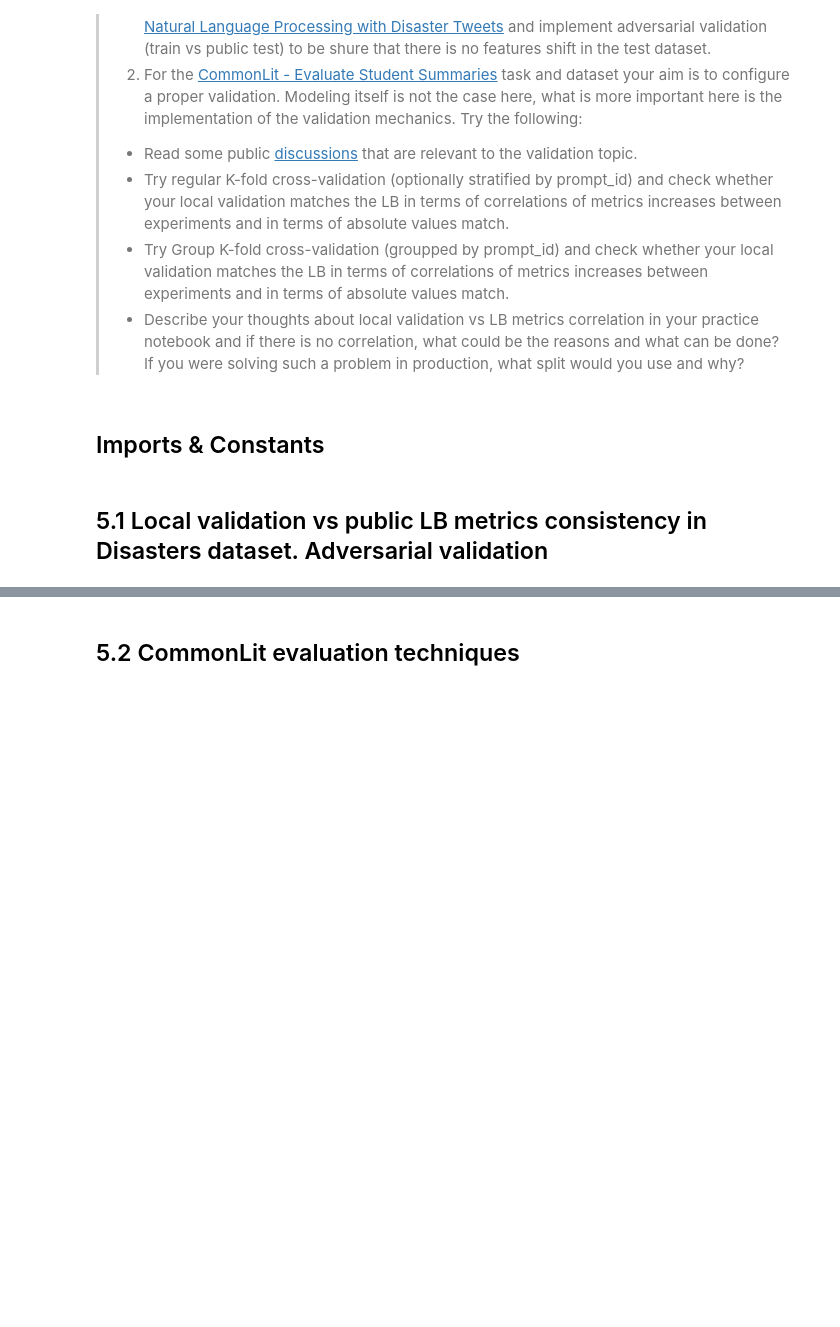
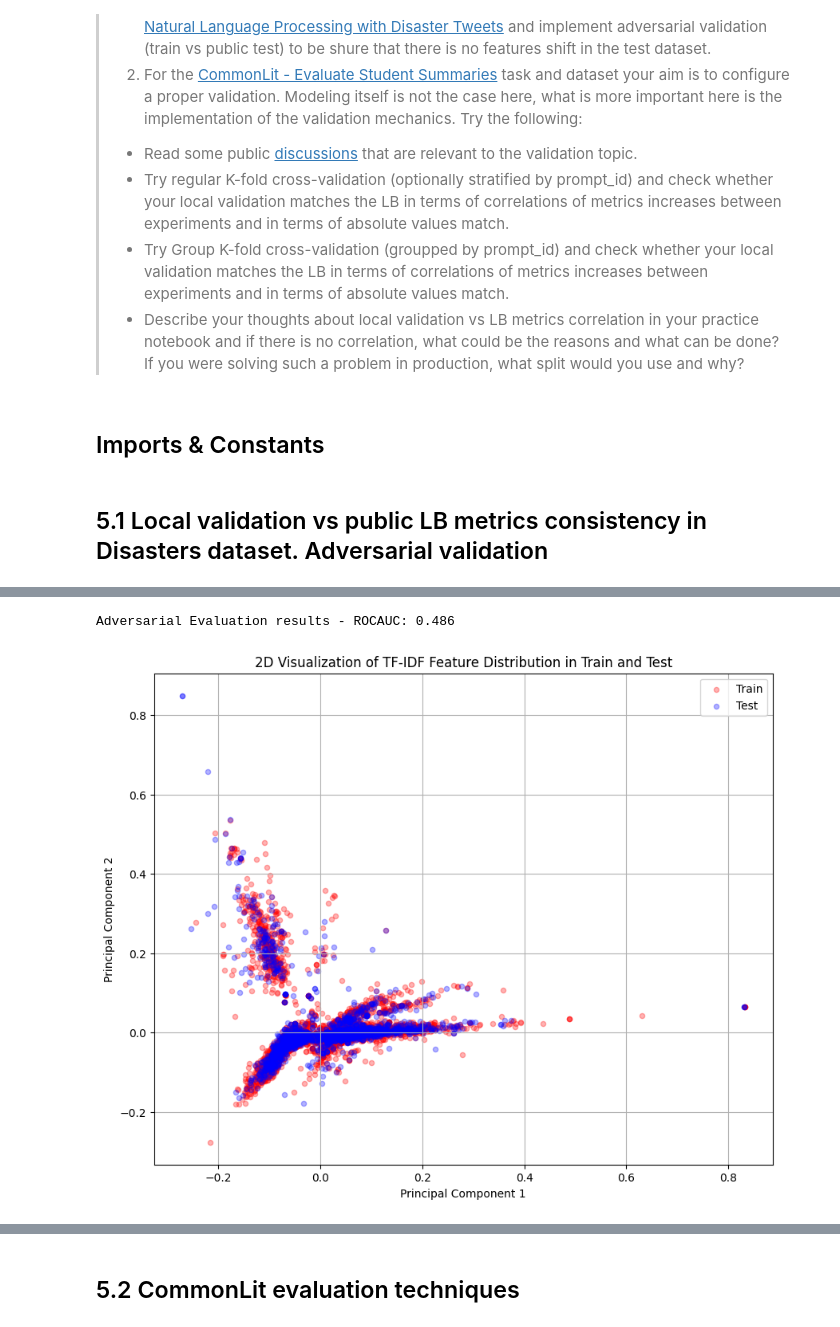
Before and after one commit to NochnoyRitzar/iasa_nlp_course, a Jupyter notebook: Lecture_3/Validation.ipynb, the cells around one changed output, grey strips where cells are left out. Saved outputs shown, nothing was run; the diff lists cells and outputs as text; code cells hidden in the pictures; blank space fills up the shorter version.

```diff
--- a/Lecture_3/Validation.ipynb
+++ b/Lecture_3/Validation.ipynb
@@ -1199,0 +1205,3 @@ COMMONLIT_TEST_PROMPTS_PATH = os.path.join(COMMONLIT_DATA_FOLDER, 'prompts_test.
+# %%
+train_df = pd.read_csv(TWITTER_TRAIN_PATH)
+test_df = pd.read_csv(TWITTER_TEST_PATH)
@@ -1199,0 +1257,3 @@ COMMONLIT_TEST_PROMPTS_PATH = os.path.join(COMMONLIT_DATA_FOLDER, 'prompts_test.
+# %%
+train_df['keyword'] = train_df['keyword'].fillna('no_keyword')
+test_df['keyword'] = test_df['keyword'].fillna('no_keyword')
@@ -1199,0 +1357,74 @@ COMMONLIT_TEST_PROMPTS_PATH = os.path.join(COMMONLIT_DATA_FOLDER, 'prompts_test.
+# %%
+# Set labels for train and test data, '0' - train, '1' - test
+train_df['av_label'] = 0
+test_df['av_label']  = 1
+
+all_data = pd.concat([train_df[['text', 'av_label']], test_df[['text', 'av_label']]], axis=0, ignore_index=True)
+
+# Shuffle
+all_data = all_data.sample(frac=1, random_state=42)
+
+X = all_data['text']
+y = all_data['av_label']
+# %%
+pipe_classification = Pipeline([
+    ('vectorizer', TfidfVectorizer(
+        analyzer='word',
+        stop_words='english',
+        ngram_range=(1, 3),
+        lowercase=True,
+        min_df=5,
+        max_features=30000
+    )),
+    ('classifier', LogisticRegression(C=1.0, random_state=42))
+])
+
+X_train_adv, X_test_adv, y_train_adv, y_test_adv = train_test_split(
+    X, y, stratify=y, test_size=0.3, random_state=42
+)
+
+pipe_classification.fit(X_train_adv, y_train_adv)
+
+y_hat = pipe_classification.predict_proba(X_test_adv)[:, 1]
+print(f'Adversarial Evaluation results - ROCAUC: {round(roc_auc_score(y_test_adv, y_hat), 3)}')
+# %% [output]
+Adversarial Evaluation results - ROCAUC: 0.486
+# %%
+def plot_dataset_feature_distribution(data_2d):
+    plt.figure(figsize=(10, 8))
+
+    plt.scatter(data_2d['pc1'].loc[data_2d['label']==0], data_2d['pc2'].loc[data_2d['label']==0], c='red', label='Train', s=20, alpha=0.3)
+    plt.scatter(data_2d['pc1'].loc[data_2d['label']==1], data_2d['pc2'].loc[data_2d['label']==1], c='blue', label='Test', s=20, alpha=0.3)
+
+    plt.xlabel('Principal Component 1')
+    plt.ylabel('Principal Component 2')
+    plt.title('2D Visualization of TF-IDF Feature Distribution in Train and Test')
+    plt.legend()
+    plt.grid(True)
+    plt.show()
+
+
+# Vectorize text
+tfidf_vectorizer = TfidfVectorizer(
+    analyzer='word',
+    stop_words='english',
+    ngram_range=(1, 3),
+    lowercase=True,
+    min_df=5,
+    max_features=30000
+)
+X_train_adv_tfidf = tfidf_vectorizer.fit_transform(X_train_adv)
+X_test_adv_tfidf = tfidf_vectorizer.transform(X_test_adv)
+
+# Reduce dimensionality to 2D using PCA
+pca = PCA(n_components=2)
+X_2d_train = pca.fit_transform(X_train_adv_tfidf.toarray())
+X_2d_test = pca.transform(X_test_adv_tfidf.toarray())
+
+# Create a DataFrame for 2D data and labels
+data_2d = pd.DataFrame(data=np.vstack([X_2d_train, X_2d_test]), columns=['pc1', 'pc2'])
+data_2d['label'] = pd.concat([y_train_adv, y_test_adv])
+
+plot_dataset_feature_distribution(data_2d)
+# %% [output]
+[figure, added]
```
Also changed, not shown: parts of 40 cells of this notebook, 3 other files.
